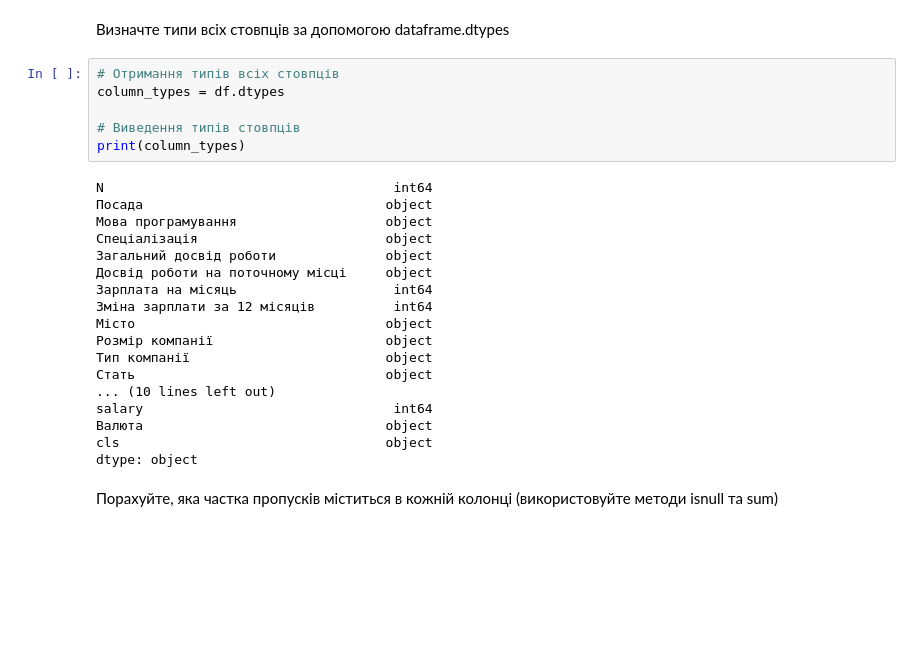
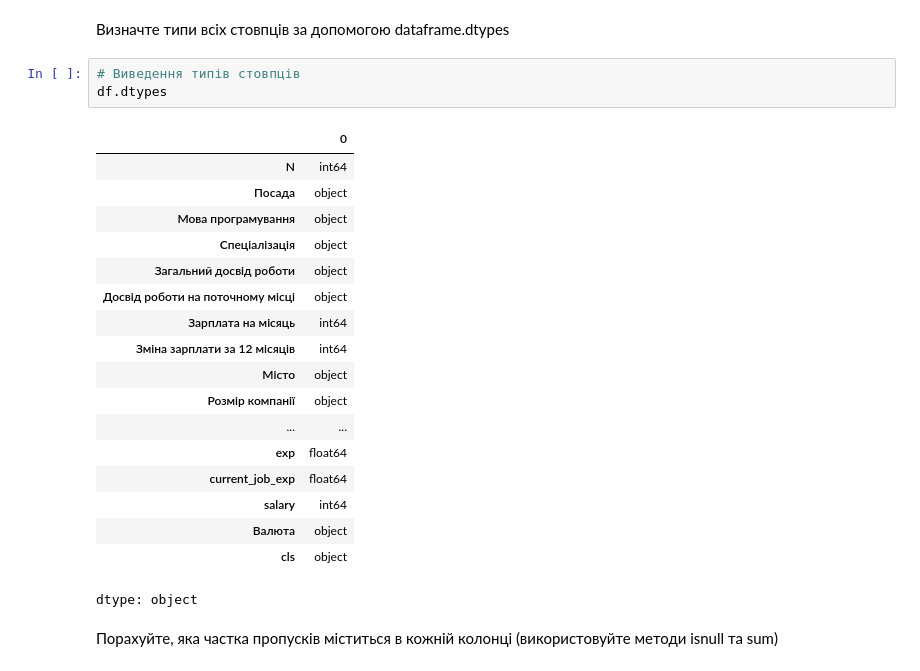
Before and after one commit to OlhaYastrebova/goit-ds-hw, a Jupyter notebook: Hw5_2.ipynb, the cells around one changed output. Drawn from its saved outputs; the diff is of its cells as text; blank space fills up the shorter version.

```diff
--- a/Hw5_2.ipynb
+++ b/Hw5_2.ipynb
@@ -41,30 +31,28 @@ print(f'Розмір таблиці: {shape[0]} рядків і {shape[1]} ст
 Розмір таблиці: 8704 рядків і 25 стовпців
 # %% [markdown]
 Визначте типи всіх стовпців за допомогою dataframe.dtypes
-# %%
-# Отримання типів всіх стовпців
-column_types = df.dtypes
-
-# Виведення типів стовпців
-print(column_types)
-# %% [output]
-N                                     int64
-Посада                               object
-Мова програмування                   object
-Спеціалізація                        object
-Загальний досвід роботи              object
-Досвід роботи на поточному місці     object
-Зарплата на місяць                    int64
-Зміна зарплати за 12 місяців          int64
-Місто                                object
-Розмір компанії                      object
-Тип компанії                         object
-Стать                                object
-... (10 lines left out)
-salary                                int64
-Валюта                               object
-cls                                  object
-dtype: object
+# %%
+# Виведення типів стовпців
+df.dtypes
+# %% [output]
+|  | 0 |
+| N | int64 |
+| Посада | object |
+| Мова програмування | object |
+| Спеціалізація | object |
+| Загальний досвід роботи | object |
+| Досвід роботи на поточному місці | object |
+| Зарплата на місяць | int64 |
+| Зміна зарплати за 12 місяців | int64 |
+| Місто | object |
+| Розмір компанії | object |
+| ... | ... |
+| exp | float64 |
+| current_job_exp | float64 |
+| salary | int64 |
+| Валюта | object |
+| cls | object |
+dtype: object
 # %% [markdown]
 Порахуйте, яка частка пропусків міститься в кожній колонці (використовуйте методи isnull та sum)
 # %%
```
Also changed, not shown: parts of 9 cells of this notebook.
